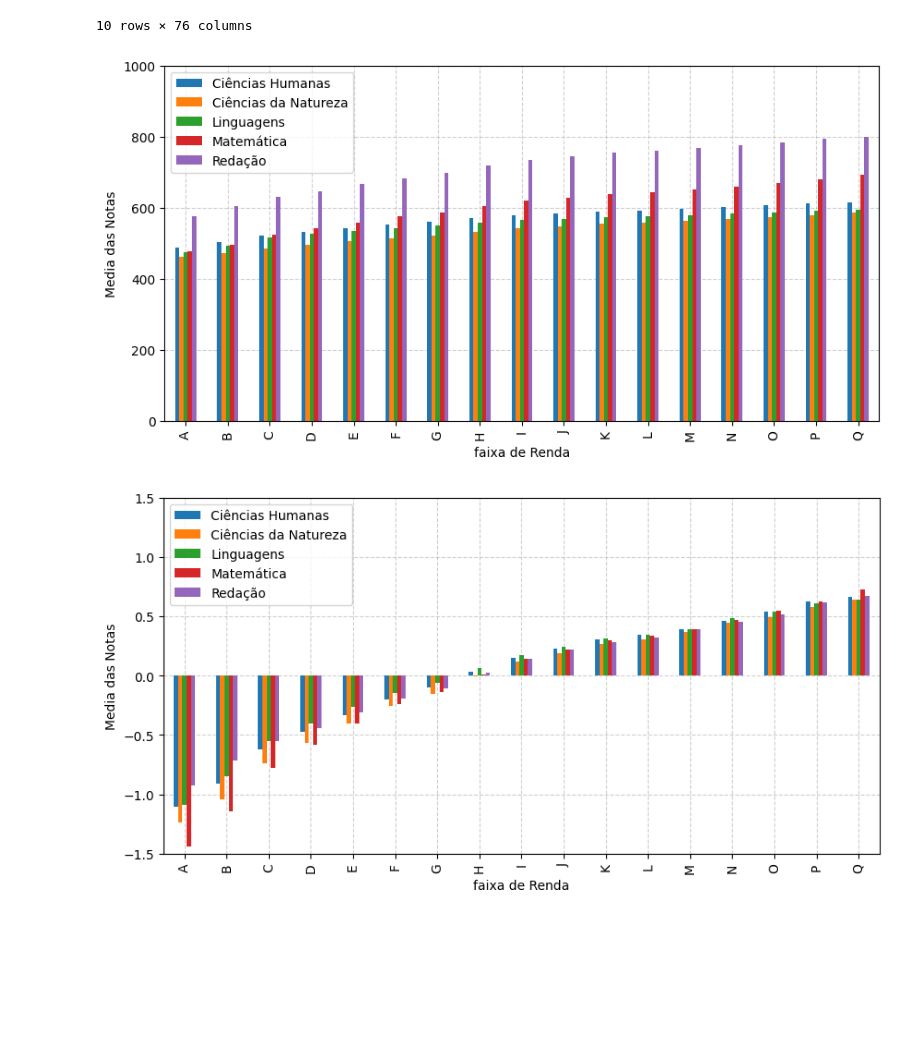
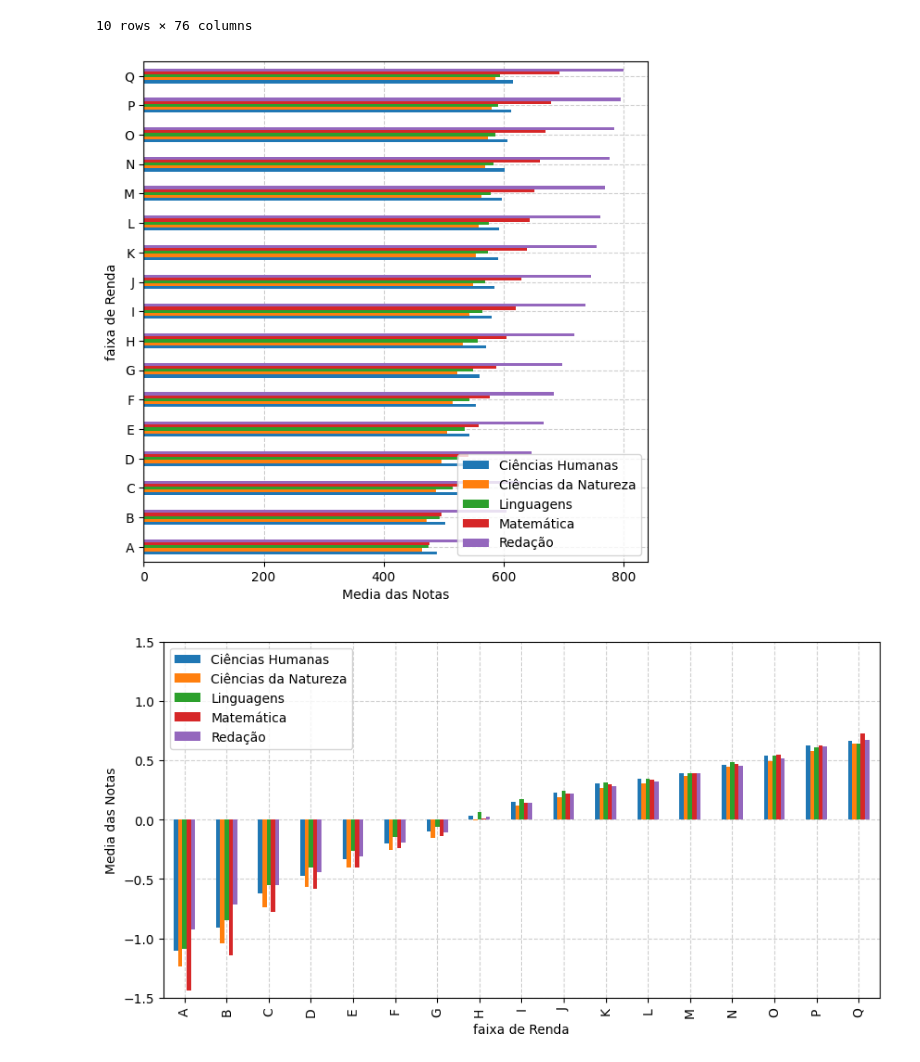
Before and after one commit to laupontiroli/APS_1_cdados, a Jupyter notebook: analise_dados.ipynb, the cells around one changed output. Saved outputs shown, nothing was run; the diff lists cells and outputs as text; code cells hidden in the pictures; blank space fills up the shorter version.

```diff
--- a/analise_dados.ipynb
+++ b/analise_dados.ipynb
@@ -30,42 +30,42 @@ mcdados_filtrado.head(10)
 # %%
 #fazendo a media por renda
 import matplotlib.pyplot as plt
 plt.style.use('default')
 
 #pegando as notas e a renda
 df_renda=mcdados_filtrado[["NU_NOTA_CH","NU_NOTA_CN","NU_NOTA_LC","NU_NOTA_MT","NU_NOTA_REDACAO","Q006"]]
 
 
 medias_por_renda = df_renda.groupby("Q006").mean()
 
 
-faixas_de_renda = [
-    "Até R$ 1.212,00",
-    "De R$ 1.212,01 até R$ 1.818,00",
-    "De R$ 1.818,01 até R$ 2.424,00",
-    "De R$ 2.424,01 até R$ 3.030,00",
-    "De R$ 3.030,01 até R$ 3.636,00",
-    "De R$ 3.636,01 até R$ 4.848,00",
-    "De R$ 4.848,01 até R$ 6.060,00",
-    "De R$ 6.060,01 até R$ 7.272,00",
-    "De R$ 7.272,01 até R$ 8.484,00",
-    "De R$ 8.484,01 até R$ 9.696,00",
-    "De R$ 9.696,01 até R$ 10.908,00",
-    "De R$ 10.908,01 até R$ 12.120,00",
-    "De R$ 12.120,01 até R$ 14.544,00",
-    "De R$ 14.544,01 até R$ 18.180,00",
-    "De R$ 18.180,01 até R$ 24.240,00"
-]
+# faixas_de_renda = [
+#     "Até R$ 1.212,00",
+#     "De R$ 1.212,01 até R$ 1.818,00",
+#     "De R$ 1.818,01 até R$ 2.424,00",
+#     "De R$ 2.424,01 até R$ 3.030,00",
+#     "De R$ 3.030,01 até R$ 3.636,00",
+#     "De R$ 3.636,01 até R$ 4.848,00",
+#     "De R$ 4.848,01 até R$ 6.060,00",
+#     "De R$ 6.060,01 até R$ 7.272,00",
+#     "De R$ 7.272,01 até R$ 8.484,00",
+#     "De R$ 8.484,01 até R$ 9.696,00",
+#     "De R$ 9.696,01 até R$ 10.908,00",
+#     "De R$ 10.908,01 até R$ 12.120,00",
+#     "De R$ 12.120,01 até R$ 14.544,00",
+#     "De R$ 14.544,01 até R$ 18.180,00",
+#     "De R$ 18.180,01 até R$ 24.240,00"
+# ]
 
-medias_por_renda.plot.bar(stacked=False, figsize=(10,5),xlabel=faixas_de_renda,zorder=2)
+medias_por_renda.plot.barh(stacked=False, figsize=(7,7),zorder=2)
 plt.grid(True,linestyle='--', zorder=1,alpha=0.6)
-plt.ylabel("Media das Notas")
-plt.xlabel('faixa de Renda')
+plt.xlabel("Media das Notas")
+plt.ylabel('faixa de Renda')
 plt.legend(['Ciências Humanas','Ciências da Natureza','Linguagens','Matemática','Redação'])
-plt.yticks([0,200,400,600,800,1000])
+plt.xticks([0,200,400,600,800])
 plt.show()
 # %% [output]
-[figure, old version]
+[figure, new version]
 # %%
 #fazendo o de cohen por renda
 import matplotlib.pyplot as plt
```
